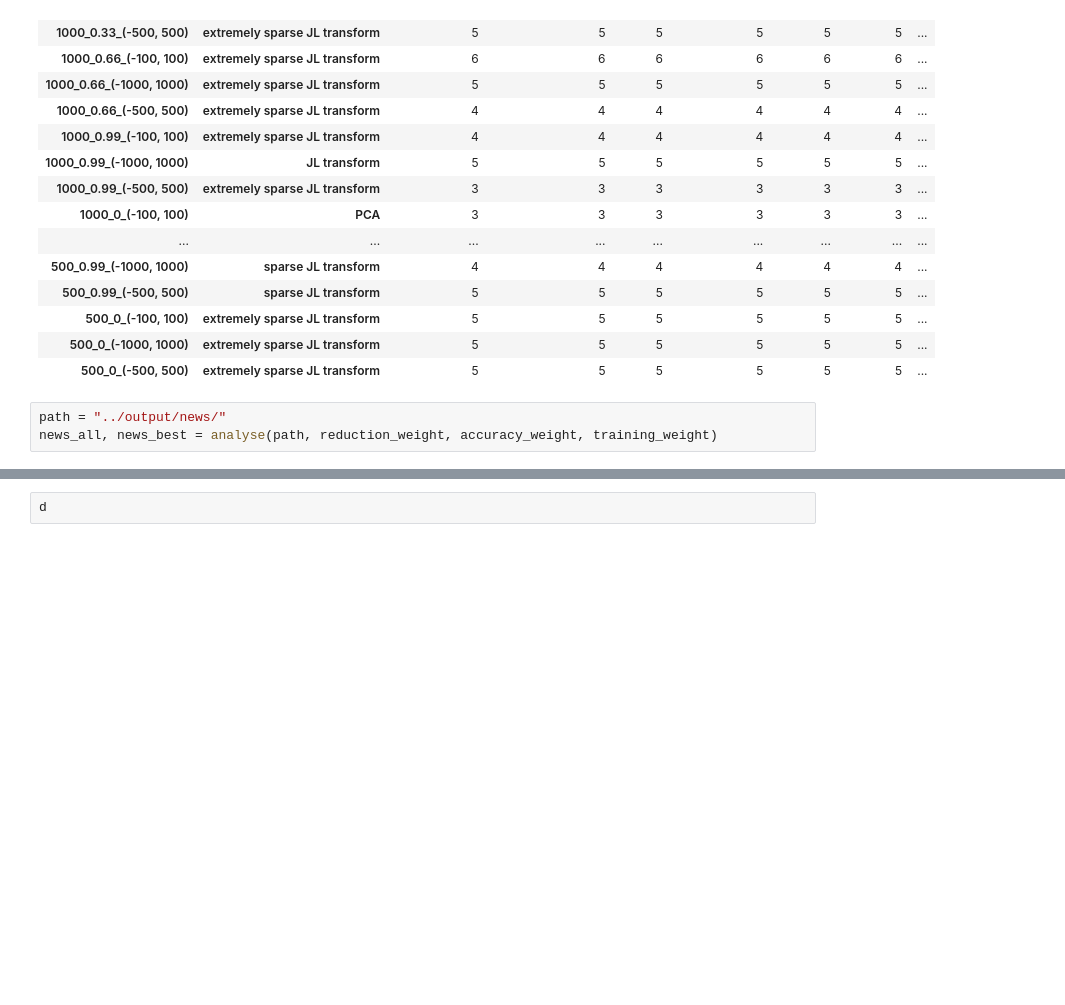
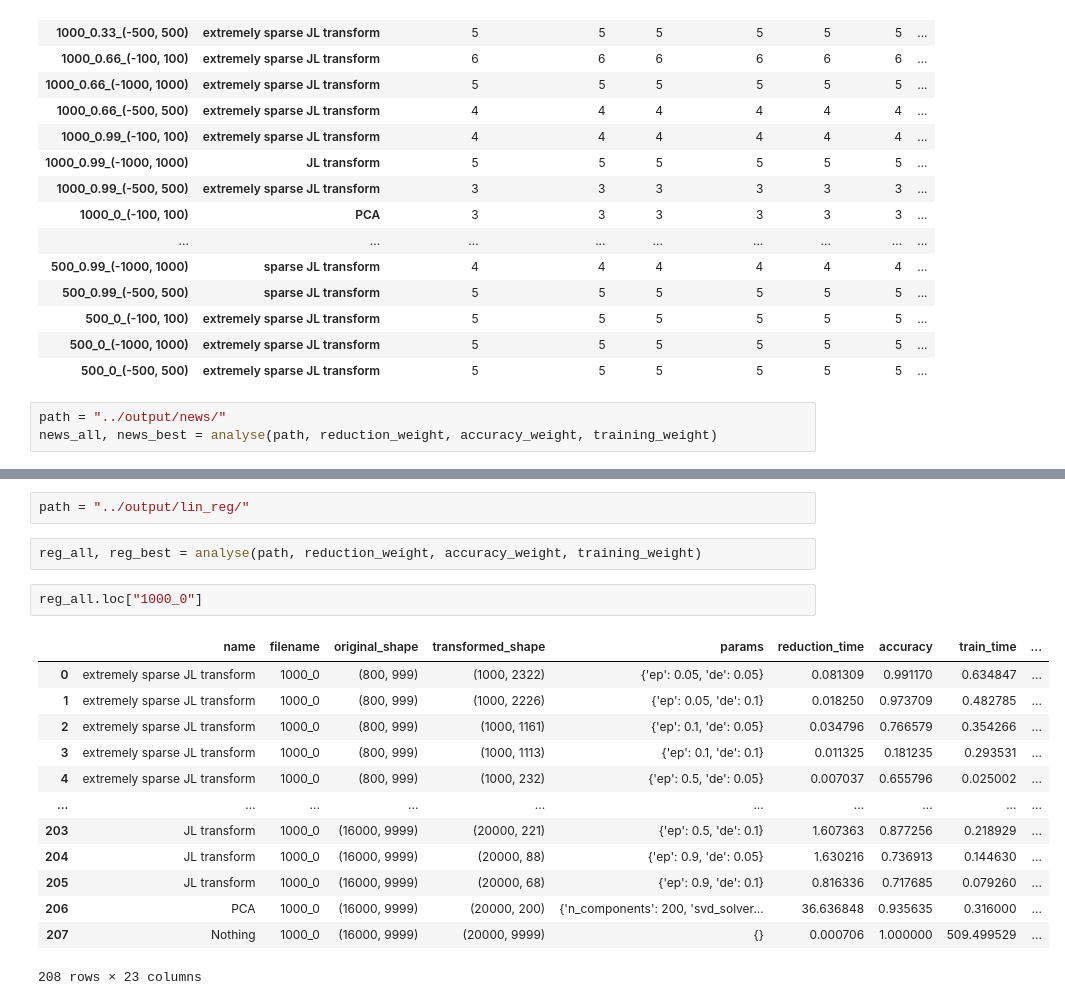
Before and after one commit to bhumsoonjun/data-sci-proj, a Jupyter notebook: analysis/analysis_all.ipynb, the cells around one changed output, grey strips where cells are left out. Saved outputs shown, nothing was run; the diff lists cells and outputs as text; blank space fills up the shorter version.

```diff
--- a/analysis/analysis_all.ipynb
+++ b/analysis/analysis_all.ipynb
@@ -76,5 +92,23 @@ news_best
 | 2 | extremely sparse JL transform | 1 | 1 | 1 | 1 | 1 | 1 | ... |
 | 3 | extremely sparse JL transform | 1 | 1 | 1 | 1 | 1 | 1 | ... |
 | 5 | extremely sparse JL transform | 1 | 1 | 1 | 1 | 1 | 1 | ... |
-# %%
-d
+# %%
+path = "../output/lin_reg/"
+# %%
+reg_all, reg_best = analyse(path, reduction_weight, accuracy_weight, training_weight)
+# %%
+reg_all.loc["1000_0"]
+# %% [output]
+|  | name | filename | original_shape | transformed_shape | params | reduction_time | accuracy | train_time | ... |
+| 0 | extremely sparse JL transform | 1000_0 | (800, 999) | (1000, 2322) | {'ep': 0.05, 'de': 0.05} | 0.081309 | 0.991170 | 0.634847 | ... |
+| 1 | extremely sparse JL transform | 1000_0 | (800, 999) | (1000, 2226) | {'ep': 0.05, 'de': 0.1} | 0.018250 | 0.973709 | 0.482785 | ... |
+| 2 | extremely sparse JL transform | 1000_0 | (800, 999) | (1000, 1161) | {'ep': 0.1, 'de': 0.05} | 0.034796 | 0.766579 | 0.354266 | ... |
+| 3 | extremely sparse JL transform | 1000_0 | (800, 999) | (1000, 1113) | {'ep': 0.1, 'de': 0.1} | 0.011325 | 0.181235 | 0.293531 | ... |
+| 4 | extremely sparse JL transform | 1000_0 | (800, 999) | (1000, 232) | {'ep': 0.5, 'de': 0.05} | 0.007037 | 0.655796 | 0.025002 | ... |
+| ... | ... | ... | ... | ... | ... | ... | ... | ... | ... |
+| 203 | JL transform | 1000_0 | (16000, 9999) | (20000, 221) | {'ep': 0.5, 'de': 0.1} | 1.607363 | 0.877256 | 0.218929 | ... |
+| 204 | JL transform | 1000_0 | (16000, 9999) | (20000, 88) | {'ep': 0.9, 'de': 0.05} | 1.630216 | 0.736913 | 0.144630 | ... |
+| 205 | JL transform | 1000_0 | (16000, 9999) | (20000, 68) | {'ep': 0.9, 'de': 0.1} | 0.816336 | 0.717685 | 0.079260 | ... |
+| 206 | PCA | 1000_0 | (16000, 9999) | (20000, 200) | {'n_components': 200, 'svd_solver... | 36.636848 | 0.935635 | 0.316000 | ... |
+| 207 | Nothing | 1000_0 | (16000, 9999) | (20000, 9999) | {} | 0.000706 | 1.000000 | 509.499529 | ... |
+208 rows × 23 columns
```
Also changed, not shown: parts of 3 cells of this notebook, 12 other files.
